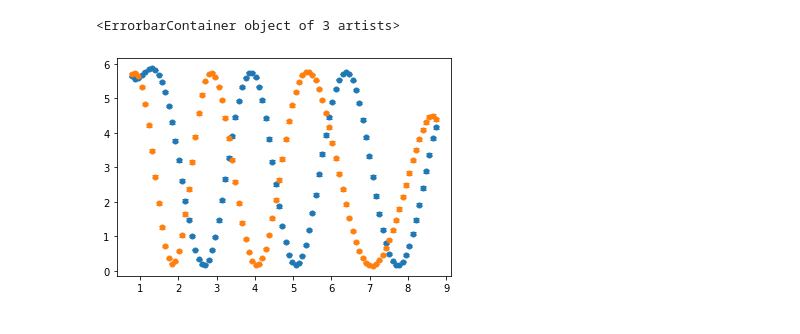
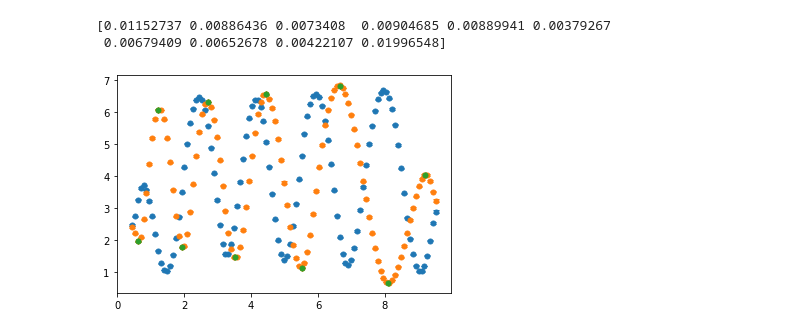
Before and after one commit to MadsCarlsen/Eksperimentel_Fysik, a Jupyter notebook: Michelson_Interferometer/Kode_Mads.ipynb, the cells around one changed output. Drawn from its saved outputs; the diff is of its cells as text; code cells hidden in the pictures.

Commit message:
With dl_plots

```diff
--- a/Michelson_Interferometer/Kode_Mads.ipynb
+++ b/Michelson_Interferometer/Kode_Mads.ipynb
@@ -4,7 +4,8 @@ import matplotlib.pyplot as plt
 from scipy.signal import find_peaks
 # %%
 def load_file(name):
-    data = np.loadtxt('data/Test2/' + name + '.csv',skiprows=2,delimiter=',').T
+    #data = np.loadtxt('data/Test2/' + name + '.csv',skiprows=2,delimiter=',').T
+    data = np.loadtxt('E:\Eksperimentel_fysik\Michelson_interferometer\Dag2_2\\' + name + '.csv',skiprows=2,delimiter=',').T
     return data
 
 def find_slopes(top, bot):
@@ -45,16 +46,16 @@ def mean_slopes(slope_list,volt,intensity):
     error_slope = np.std(slope_ints,axis=0,ddof=1)/np.sqrt(len(slope_ints))
     return unique_volt,mean_slope,error_slope
 
-def mean_several_files(max_file_num):
+def mean_several_files(max_file_num,file_name):
     rise_ints = []
     fall_ints = []
     for i in range(max_file_num):
         print(i)
 
         if i < 9:
-            time,intensity,volt = load_file(f'Test2_0{i+1}')
+            time,intensity,volt = load_file(f'{file_name}_0{i+1}')
         else:
-            time,intensity,volt = load_file(f'Test2_{i+1}')
+            time,intensity,volt = load_file(f'{file_name}_{i+1}')
         if len(volt) < 1000:
             continue
         else:
@@ -64,13 +65,13 @@ def mean_several_files(max_file_num):
 
             for rise in rise_slopes:
                 s_int,unique_volt = slope_intensity(rise,volt,intensity)
-                if len(unique_volt) == 92:
+                if len(unique_volt) == 105:
                     rise_ints.append(s_int)
                 #print(f'Rise:{len(unique_volt)}')
 
             for fall in fall_slopes:
                 s_int,unique_volt = slope_intensity(fall,volt,intensity)
-                if len(unique_volt) == 92:
+                if len(unique_volt) == 105:
                     fall_ints.append(s_int)
                 #print(f'Fall:{len(unique_volt)}')
 
@@ -81,0 +142,3 @@ def mean_several_files(max_file_num):
+# %%
+volt_rise,volt_rise_error,volt_fall,volt_fall_error,rise_max,\
+rise_max_error,fall_max,fall_max_error = max_several_files(10,'Dag2_2')
@@ -82,5 +157,5 @@ def mean_several_files(max_file_num):
 # %%
-v_list,rise_mean,rise_error,fall_mean,fall_error = mean_several_files(32)
+v_list,rise_mean,rise_error,fall_mean,fall_error = mean_several_files(2,'Dag2_2')
 # %% [output]
 0
 1
@@ -102,6 +162,11 @@ v_list,rise_mean,rise_error,fall_mean,fall_error = mean_several_files(32)
 # %%
+v_list = np.array(v_list)
+rise_mean = np.array(rise_mean)
+
 plt.errorbar(v_list,rise_mean,yerr=rise_error,fmt='o',ms=5,lw=2,capsize=3)
 plt.errorbar(v_list,fall_mean,yerr=fall_error,fmt='o',ms=5,lw=2,capsize=3)
+plt.errorbar(volt_fall,fall_max,xerr=volt_fall_error,yerr=fall_max_error,fmt='o',ms=5,lw=2,capsize=3)
 # %% [output]
-<ErrorbarContainer object of 3 artists>
+[0.01152737 0.00886436 0.0073408  0.00904685 0.00889941 0.00379267
+ 0.00679409 0.00652678 0.00422107 0.01996548]
-[figure, old version]
+[figure, new version]
```
Also changed, not shown: parts of 11 cells of this notebook.
